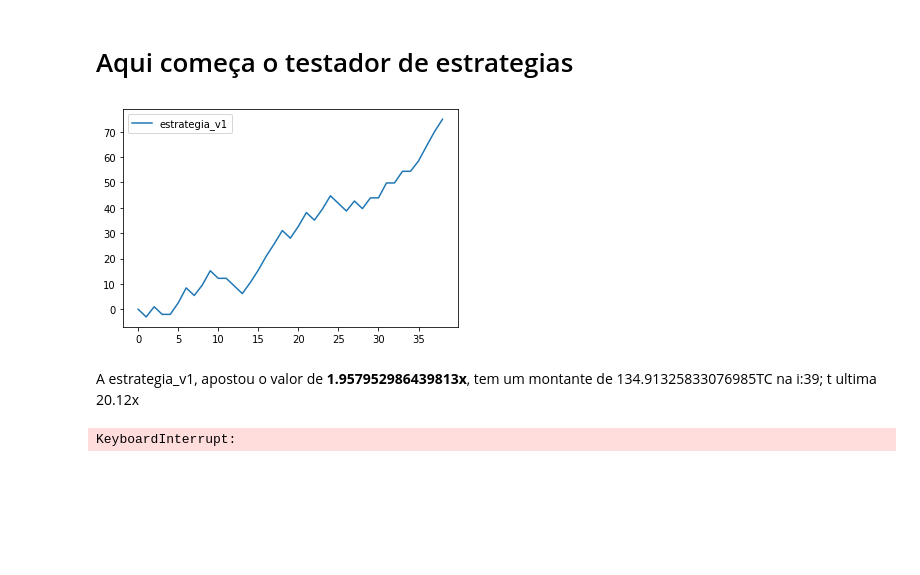
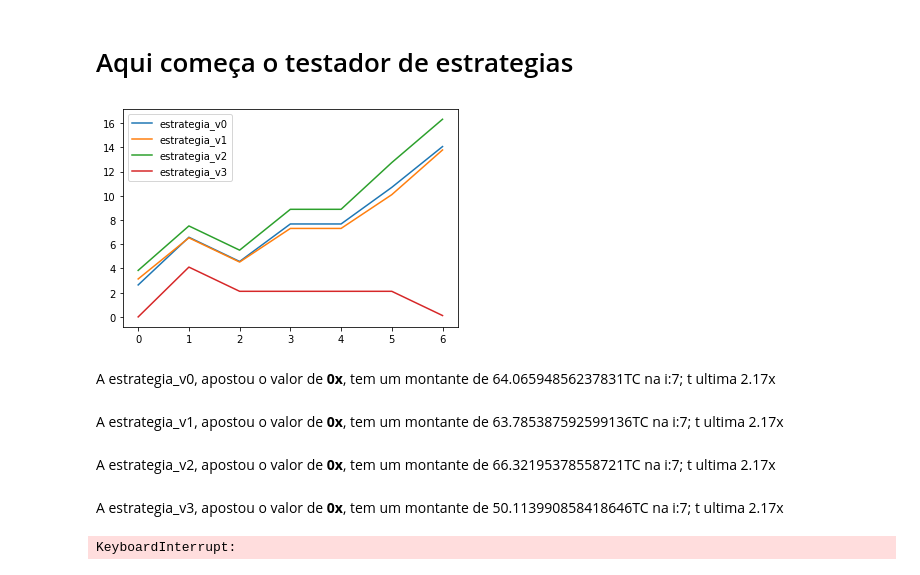
Before and after one commit to jmarcolan/bot_foguete_tibia, a Jupyter notebook: Melhorando o software.ipynb, the cells around one changed output. Drawn from its saved outputs; the diff is of its cells as text; code cells hidden in the pictures; blank space fills up the shorter version.

```diff
--- a/Melhorando o software.ipynb
+++ b/Melhorando o software.ipynb
@@ -192,7 +192,7 @@ class estrategia_mock():
     def atualiza_montante(self, novo_valor_tempo):
 #         self.last_aposta = novo_valor_tempo
         if novo_valor_tempo > self.t_aposta:
-            self.montante_atualizado = self.montante_atualizado + self.qnt_aposta * self.t_aposta
+            self.montante_atualizado = self.montante_atualizado + (self.qnt_aposta * self.t_aposta)
         else:
             self.montante_atualizado  = self.montante_atualizado  - self.qnt_aposta
         self.guarda_produtividade.append(self.montante_atualizado - self.montante_inicial)
@@ -313,40 +313,43 @@ def estrategia_v3(x):
     elif r_dinheiro:
         return 0
 # %%
-# e0 = estrategia_mock(200, estrategia_v0, "estrategia_v0")
-e1 = estrategia_mock(60, estrategia_v1, "estrategia_v1")
-# e2 = estrategia_mock(200, estrategia_v2, "estrategia_v2")
-# e3 = estrategia_mock(200, estrategia_v3, "estrategia_v3")
+e0 = estrategia_mock(50, estrategia_v0, "estrategia_v0", qnt_aposta=2)
+e1 = estrategia_mock(50, estrategia_v1, "estrategia_v1", qnt_aposta =2)
+e2 = estrategia_mock(50, estrategia_v2, "estrategia_v2", qnt_aposta =2)
+e3 = estrategia_mock(50, estrategia_v3, "estrategia_v3", qnt_aposta = 2)
 # %%
-lista_estrategia = [e1]
+lista_estrategia = [e0, e1, e2, e3]
 last_t_valor = get_last_resultado()
 
 for i in range(300):
     r_valor_novo_t = True
 
     # criando novas apostas
     for estrategia_c in lista_estrategia:
         estrategia_c.faz_aposta(last_t_valor,i)
 
     while(r_valor_novo_t):
-        time.sleep(0.28)
+        time.sleep(0.3)
         novo_t_valor = get_last_resultado()
         r_veio_diferente = novo_t_valor != last_t_valor
         if r_veio_diferente:
             r_valor_novo_t = False
             last_t_valor = novo_t_valor
 
             #atualizando
             for estrategia_c in lista_estrategia:
                 estrategia_c.atualiza_montante(novo_t_valor)
 
             clear_output(wait=True)
             for estrategia_c in lista_estrategia:
                 estrategia_c.atualiza_imagem_ganhos()
 
             plt.legend()
             plt.show()
 # %% [output]
-[figure, old version]
+[figure, new version]
-A estrategia_v1, apostou o valor de **1.957952986439813x**, tem um montante de 134.91325833076985TC na i:39; t ultima 20.12x
+A estrategia_v0, apostou o valor de **0x**, tem um montante de 64.06594856237831TC na i:7; t ultima 2.17x
+A estrategia_v1, apostou o valor de **0x**, tem um montante de 63.785387592599136TC na i:7; t ultima 2.17x
+A estrategia_v2, apostou o valor de **0x**, tem um montante de 66.32195378558721TC na i:7; t ultima 2.17x
+A estrategia_v3, apostou o valor de **0x**, tem um montante de 50.113990858418646TC na i:7; t ultima 2.17x
 KeyboardInterrupt:
```
Also changed, not shown: parts of 6 cells of this notebook, 3 other files.
